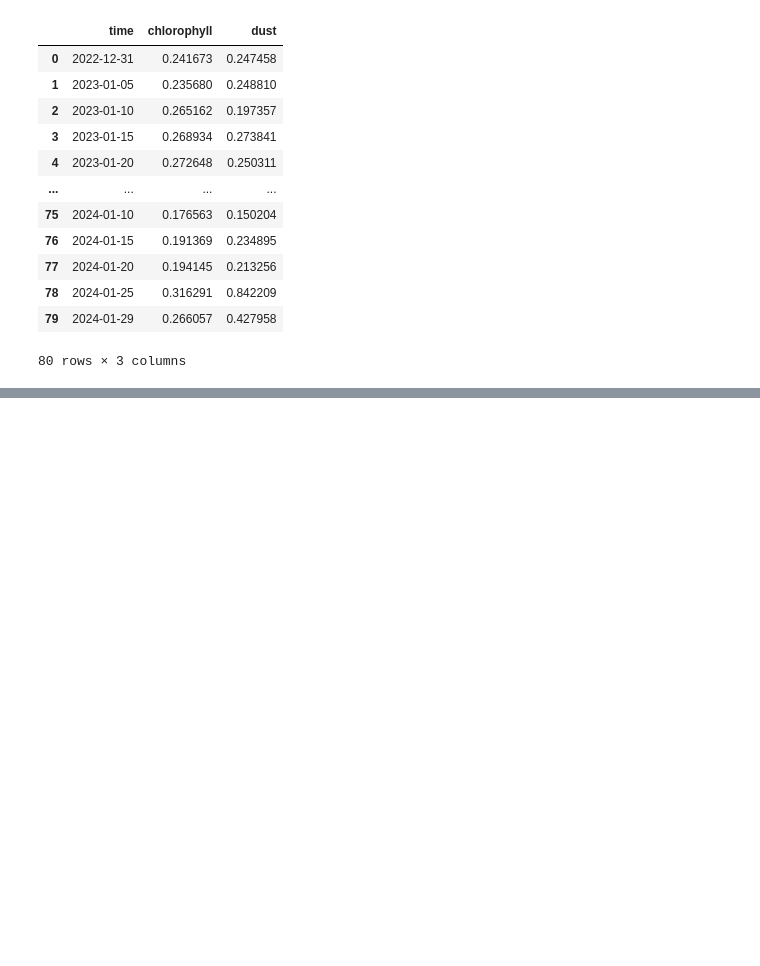
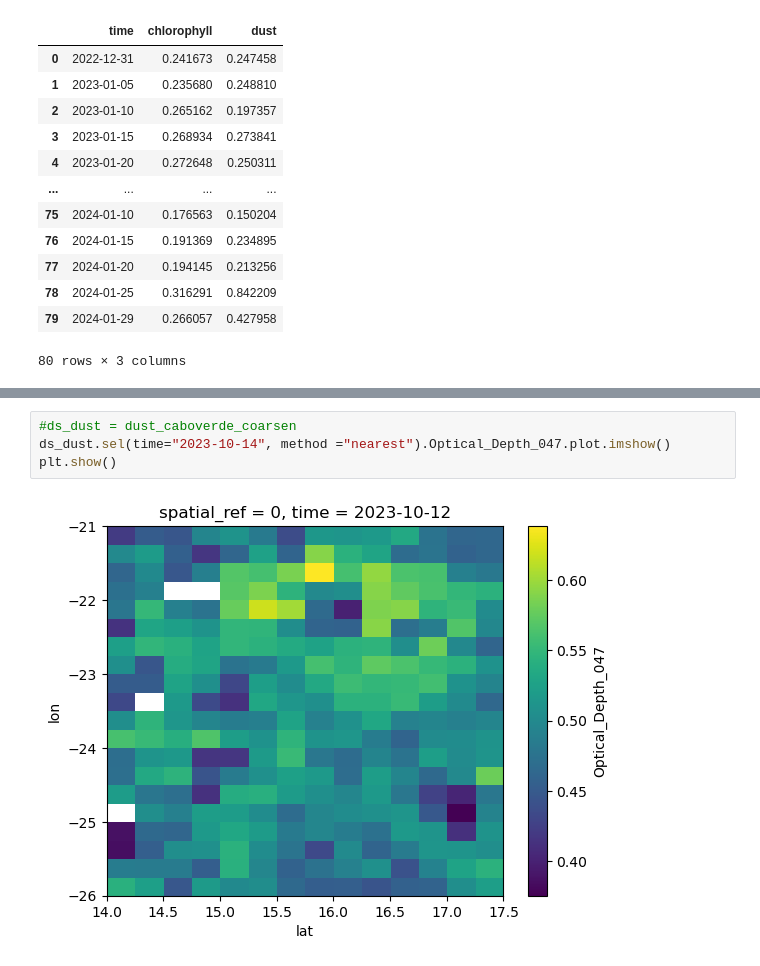
Before and after one commit to paramnav/WASCALMardata, a Jupyter notebook: notebooks/PutEverythingTogether.ipynb, the cells around one changed output, grey strips where cells are left out. Saved outputs shown, nothing was run; the diff lists cells and outputs as text; blank space fills up the shorter version.

```diff
--- a/notebooks/PutEverythingTogether.ipynb
+++ b/notebooks/PutEverythingTogether.ipynb
@@ -222,0 +237,6 @@ Longitude range (-25.0, -24.5)
+# %%
+#ds_dust = dust_caboverde_coarsen
+ds_dust.sel(time="2023-10-14", method ="nearest").Optical_Depth_047.plot.imshow()
+plt.show()
+# %% [output]
+[figure, added]
```
Also changed, not shown: parts of 19 cells of this notebook, 2 other files.
